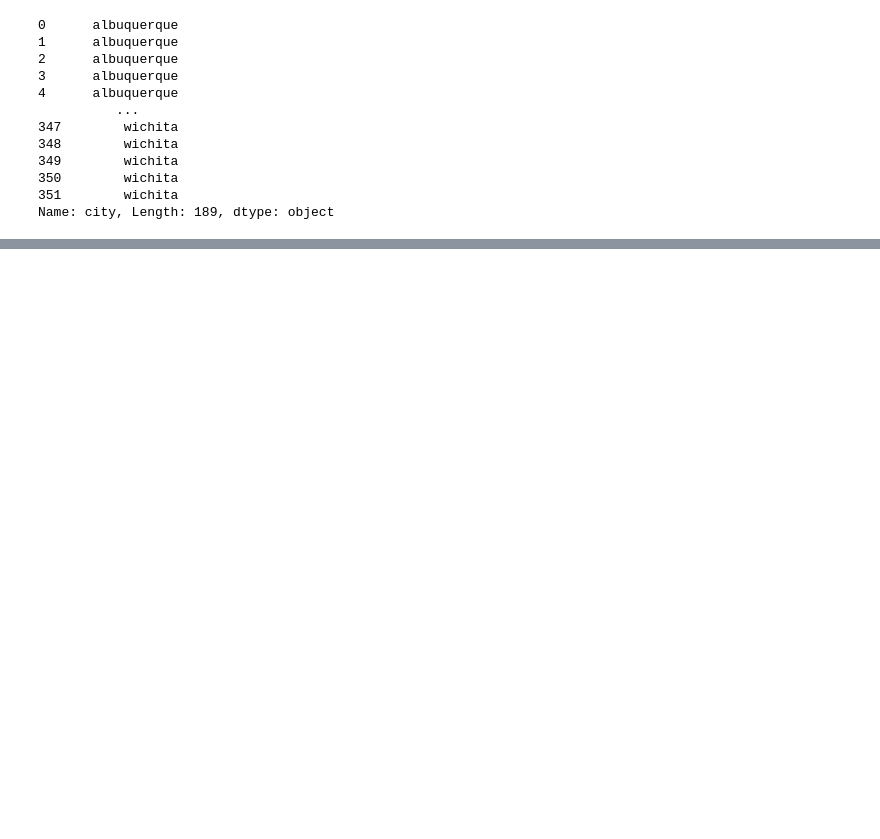
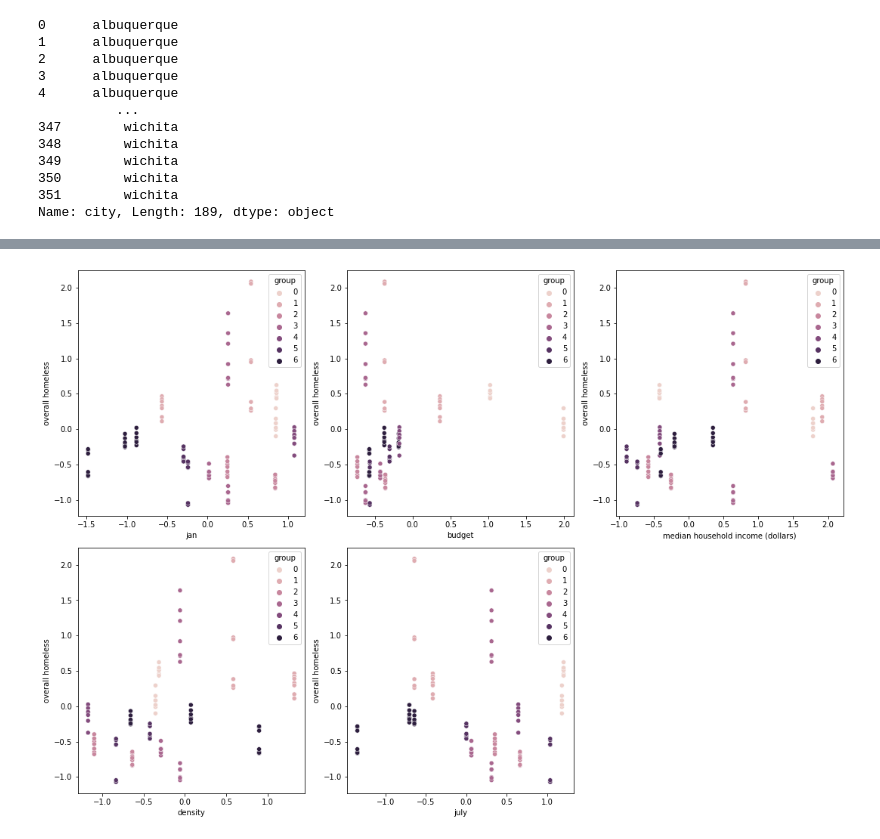
Before and after one commit to AndrewGossage/Homelessness-in-America, a Jupyter notebook: primary-code/1-EDA.ipynb, the cells around one changed output, grey strips where cells are left out. Cells and saved outputs as stored; diff of their text form; code cells hidden in the pictures; blank space fills up the shorter version.

```diff
--- a/primary-code/1-EDA.ipynb
+++ b/primary-code/1-EDA.ipynb
@@ -409,0 +426,25 @@ sns.scatterplot(x = 'jan' , y ='overall homeless', data =dfsc)
+# %%
+km = KMeans(7)
+# %%
+dfsc['group'] = km.fit_predict(dfsc.select_dtypes(np.number))
+# %%
+plt.figure(figsize=(15,15))
+plt.subplot(3,3,1)
+sns.scatterplot(x = 'jan' , y ='overall homeless', data =dfsc, hue = 'group')
+
+plt.subplot(3,3,2)
+sns.scatterplot(x = 'budget' , y ='overall homeless', data =dfsc, hue = 'group')
+
+plt.subplot(3,3,3)
+sns.scatterplot(x = 'median household income (dollars)' , y ='overall homeless', data =dfsc, hue = 'group')
+
+
+plt.subplot(3,3,4)
+sns.scatterplot(x = 'density' , y ='overall homeless',data =dfsc, hue = 'group')
+
+plt.subplot(3,3,5)
+sns.scatterplot(x = 'july' , y ='overall homeless', data =dfsc, hue = 'group')
+
+plt.tight_layout();
+# %% [output]
+[figure, added]
```
Also changed, not shown: parts of 26 cells of this notebook.
